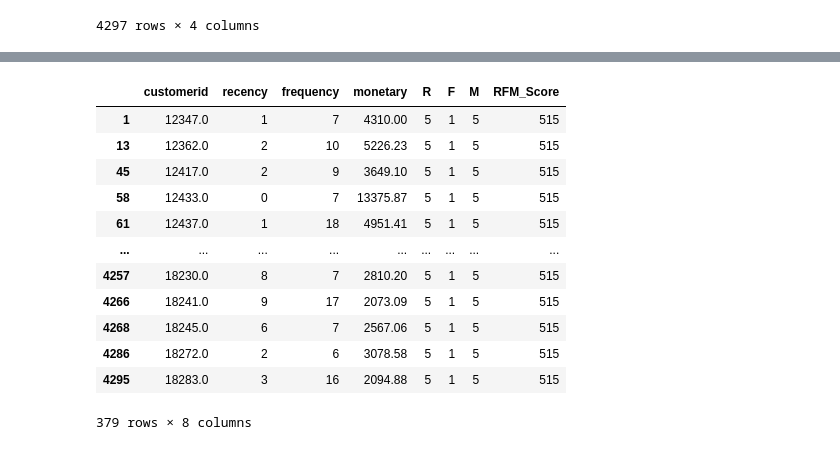
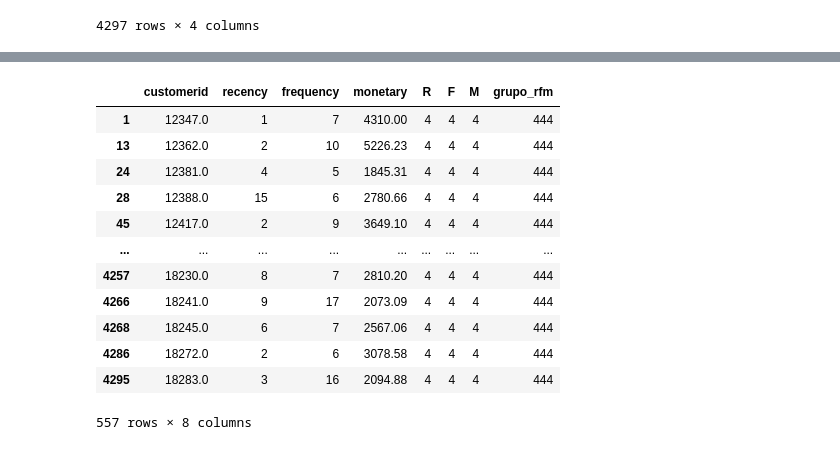
Before and after one commit to leandroneckel/aulas_data_science, a Jupyter notebook: Notebooks/Unidade 5/regras_associacao.ipynb, the cells around one changed output, grey strips where cells are left out. Cells and saved outputs as stored; diff of their text form; code cells hidden in the pictures.

```diff
--- a/Notebooks/Unidade 5/regras_associacao.ipynb
+++ b/Notebooks/Unidade 5/regras_associacao.ipynb
@@ -532,5 +556,0 @@ plt.show()
-# %%
-scaler = MinMaxScaler()
-kmeans = KMeans(n_clusters = 5, random_state = 2,init = 'k-means++')
-kmeans.fit(x)
-dados_rfm['cluster_kmeans'] = kmeans.labels_
@@ -583,15 +576,18 @@ rfm
 # %%
 import numpy as np
 
-r_labels = range(5, 0, -1)  # Recency é melhor quanto menor for o número de dias
-rfm['R'] = pd.qcut(rfm['recency'], q=5, labels=r_labels)
+r_labels = range(4, 0, -1)  # Recency é melhor quanto menor for o número de dias
+rfm['R'] = pd.qcut(rfm['recency'], q=4, labels=r_labels)
 
-f_bins = np.linspace(0, rfm['frequency'].max(), 6)
-f_bins[0] = -1  # Garante que o menor valor de frequency está incluído
-f_labels = range(1, 6)
-rfm['F'] = pd.cut(rfm['frequency'], bins=f_bins, labels=f_labels, include_lowest=True)
+# f_bins = np.linspace(0, rfm_data['frequency'].max(), 5)
+# f_bins[0] = -1  # Garante que o menor valor de frequency está incluído
+# f_labels = range(1, 5)
+# rfm_data['F'] = pd.cut(rfm_data['frequency'], bins=f_bins, labels=f_labels, include_lowest=True)
 
-m_labels = range(1, 6)
-rfm['M'] = pd.qcut(rfm['monetary'], q=5, labels=m_labels)
+f_labels = range(1,5)
+rfm['F'] = pd.qcut(rfm['monetary'], q=4, labels=f_labels)
 
-rfm['RFM_Score'] = rfm['R'].astype(str) + rfm['F'].astype(str) + rfm['M'].astype(str)
+m_labels = range(1, 5)
+rfm['M'] = pd.qcut(rfm['monetary'], q=4, labels=m_labels)
+
+rfm['grupo_rfm'] = rfm['R'].astype(str) + rfm['F'].astype(str) + rfm['M'].astype(str)
@@ -633,20 +624,20 @@ plt.show()
 # %%
-vip = rfm[rfm.RFM_Score=='515']
+vip = rfm[rfm.grupo_rfm=='444']
 vip
 # %% [output]
-|  | customerid | recency | frequency | monetary | R | F | M | RFM_Score |
-| 1 | 12347.0 | 1 | 7 | 4310.00 | 5 | 1 | 5 | 515 |
-| 13 | 12362.0 | 2 | 10 | 5226.23 | 5 | 1 | 5 | 515 |
-| 45 | 12417.0 | 2 | 9 | 3649.10 | 5 | 1 | 5 | 515 |
-| 58 | 12433.0 | 0 | 7 | 13375.87 | 5 | 1 | 5 | 515 |
-| 61 | 12437.0 | 1 | 18 | 4951.41 | 5 | 1 | 5 | 515 |
+|  | customerid | recency | frequency | monetary | R | F | M | grupo_rfm |
+| 1 | 12347.0 | 1 | 7 | 4310.00 | 4 | 4 | 4 | 444 |
+| 13 | 12362.0 | 2 | 10 | 5226.23 | 4 | 4 | 4 | 444 |
+| 24 | 12381.0 | 4 | 5 | 1845.31 | 4 | 4 | 4 | 444 |
+| 28 | 12388.0 | 15 | 6 | 2780.66 | 4 | 4 | 4 | 444 |
+| 45 | 12417.0 | 2 | 9 | 3649.10 | 4 | 4 | 4 | 444 |
 | ... | ... | ... | ... | ... | ... | ... | ... | ... |
-| 4257 | 18230.0 | 8 | 7 | 2810.20 | 5 | 1 | 5 | 515 |
-| 4266 | 18241.0 | 9 | 17 | 2073.09 | 5 | 1 | 5 | 515 |
-| 4268 | 18245.0 | 6 | 7 | 2567.06 | 5 | 1 | 5 | 515 |
-| 4286 | 18272.0 | 2 | 6 | 3078.58 | 5 | 1 | 5 | 515 |
-| 4295 | 18283.0 | 3 | 16 | 2094.88 | 5 | 1 | 5 | 515 |
+| 4257 | 18230.0 | 8 | 7 | 2810.20 | 4 | 4 | 4 | 444 |
+| 4266 | 18241.0 | 9 | 17 | 2073.09 | 4 | 4 | 4 | 444 |
+| 4268 | 18245.0 | 6 | 7 | 2567.06 | 4 | 4 | 4 | 444 |
+| 4286 | 18272.0 | 2 | 6 | 3078.58 | 4 | 4 | 4 | 444 |
+| 4295 | 18283.0 | 3 | 16 | 2094.88 | 4 | 4 | 4 | 444 |
-379 rows × 8 columns
+557 rows × 8 columns
 # %%
 lista_vip = vip.customerid.unique().tolist()
 # %%
```
Also changed, not shown: parts of 28 cells of this notebook, 3 other files.
